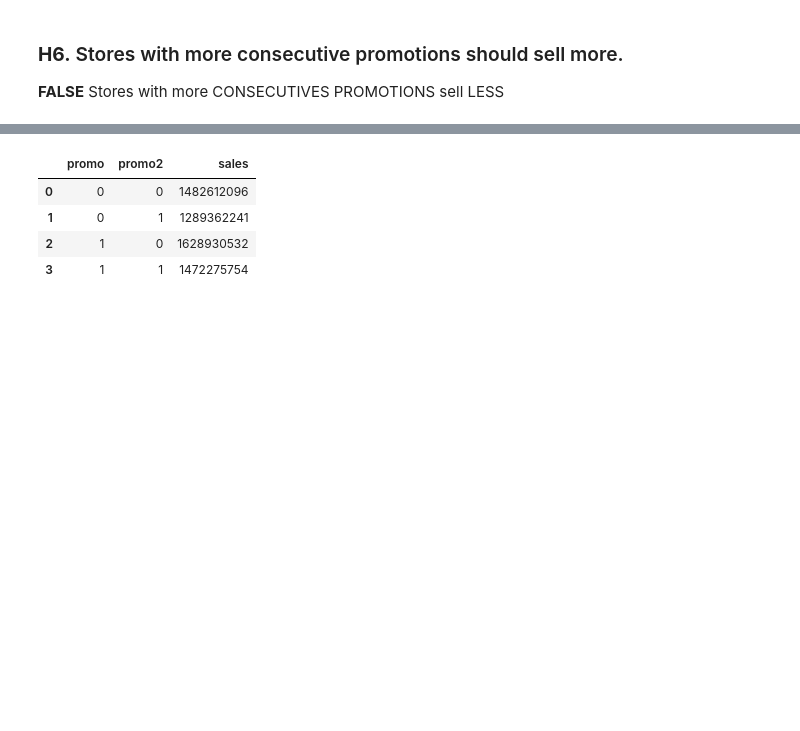
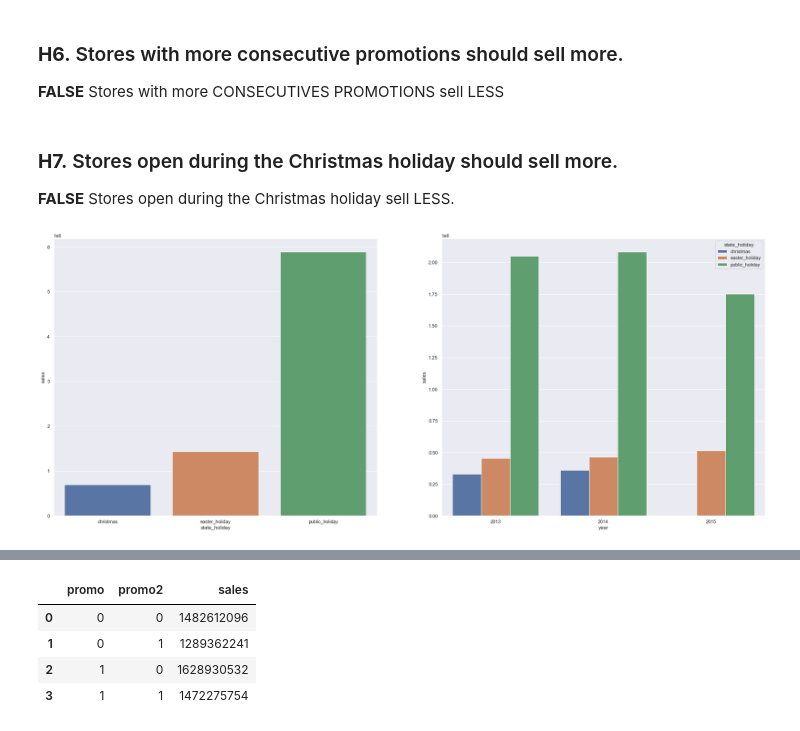
Before and after one commit to Raoni-Silva/DS-Em-Producao, a Jupyter notebook: m04_v01_store_sales_prediction.ipynb, the cells around one changed output, grey strips where cells are left out. Saved outputs shown, nothing was run; the diff lists cells and outputs as text; code cells hidden in the pictures; blank space fills up the shorter version.

```diff
--- a/m04_v01_store_sales_prediction.ipynb
+++ b/m04_v01_store_sales_prediction.ipynb
@@ -612,3 +612,18 @@ sns.heatmap( aux1.corr( method='pearson' ), annot=True );
 # %% [markdown]
 ### **H6.** Stores with more consecutive promotions should sell more.
 **FALSE** Stores with more CONSECUTIVES PROMOTIONS sell LESS
+# %% [markdown]
+### **H7.** Stores open during the Christmas holiday should sell more.
+**FALSE** Stores open during the Christmas holiday sell LESS.
+# %%
+aux = df4[df4['state_holiday'] != 'regular']
+
+plt.subplot( 1, 2, 1 )
+aux1 = aux[['state_holiday', 'sales']].groupby( 'state_holiday' ).sum().reset_index()
+sns.barplot( x='state_holiday', y='sales', data=aux1 )
+
+plt.subplot( 1, 2, 2 )
+aux2 = aux[['year', 'state_holiday', 'sales']].groupby( ['year', 'state_holiday'] ).sum().reset_index()
+sns.barplot( x='year', y='sales', hue='state_holiday', data=aux2 );
+# %% [output]
+[figure, added]
```
Also changed, not shown: parts of 13 cells of this notebook.
